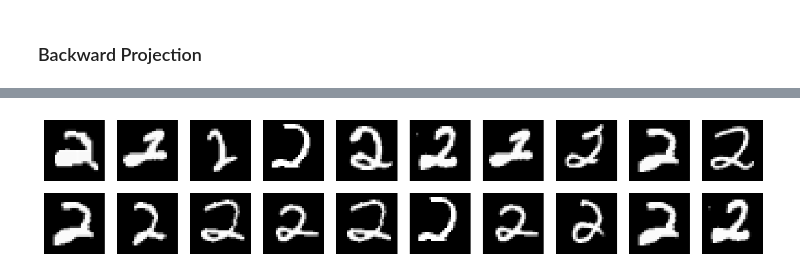
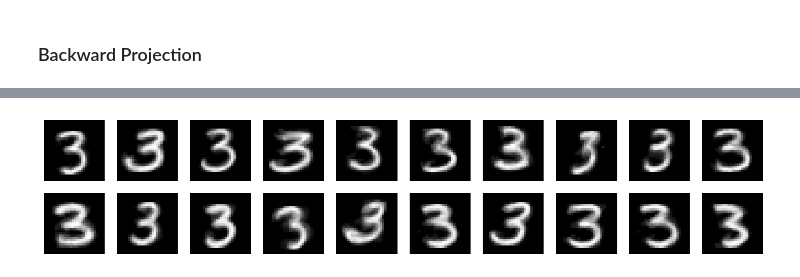
Before and after one commit to sleepymalc/IG-Augmentation, a Jupyter notebook: MNIST-generate.ipynb, the cells around one changed output, grey strips where cells are left out. Saved outputs shown, nothing was run; the diff lists cells and outputs as text; code cells hidden in the pictures.

```diff
--- a/MNIST-generate.ipynb
+++ b/MNIST-generate.ipynb
@@ -99,16 +135,17 @@ plt.show()
 ### Specific Digit
 # %%
 P = []
-train_size = 20
-class_label = 2  # 0-9
+train_size = 1000
+class_label = 3  # 0-9
 
 class_folder = os.path.join(save_dir, str(class_label))
 images = load_images_from_folder(class_folder, max_images=train_size)
 
 for k in range(1, len(images) + 1):
     img = images[k - 1]
-    img = img.resize(D_)
-    array_obj = np.asarray(img)
+    # img = img.resize(S)
+    img = img.resize((28, 28))
+    array_obj = np.asarray(img).reshape(S)
     P.append(array_obj)
 
 P = np.array(P)
@@ -116,7 +153,7 @@ P = np.array(P)
 plt.figure(figsize=(16, 3))
 for i in range(20):
     plt.subplot(2, 10, i+1)
-    plt.imshow(P[i], cmap='gray', vmin=0, vmax=255) # [0, 255]
+    plt.imshow(P[i].reshape((28, 28)), cmap='gray', vmin=0, vmax=255) # [0, 255]
     plt.axis('off')  # Hide axes
 
 plt.show()
@@ -132,7 +169,7 @@ Q = []
 theta = []
 X_recons = []
 
-B_LD = ld.default_B(D_, 1, cp.get_array_module(P[0]))
+B_LD = ld.default_B(S, 2, cp.get_array_module(P[0]))
 
 for i in range(train_size):
     history_kl, history_norm, scaleX_, Q_, theta_ = ld.LD(P[i], B=B_LD, verbose=False, n_iter=1000, lr=1e-1)
@@ -148,7 +185,7 @@ theta = np.array(theta)
 plt.figure(figsize=(16, 3))
 for i in range(20):
     plt.subplot(2, 10, i + 1)
-    plt.imshow(renormalize_image(X_recons[i]), cmap='gray', vmin=0, vmax=255) # [0, 255]
+    plt.imshow(renormalize_image(X_recons[i]).reshape((28, 28)), cmap='gray', vmin=0, vmax=255) # [0, 255]
     plt.axis('off')
 
 plt.show()
@@ -156,7 +193,7 @@ plt.show()
 plt.figure(figsize=(16, 3))
 for i in range(20):
     plt.subplot(2, 10, i + 1)
-    plt.imshow(theta[i], cmap='gray')
+    plt.imshow(theta[i].reshape((28, 28)), cmap='gray')
     plt.axis('off')
 
 plt.show()
@@ -228,7 +228,8 @@ plt.show()
 ### Construct Submanifold
 # %%
 # Construct the constrained coordinates
-B_BP = ld.block_B([14, 14], [15, 15])
+# B_BP = ld.block_B([14, 14], [15, 15])
+B_BP = ld.default_B(S, 1, cp.get_array_module(P[0]))
 
 # Compute every datapoint's eta_hat (served as the linear constraints)
 eta_hat = []
@@ -237,33 +238,24 @@ for i in range(P.shape[0]):
     eps = np.asarray(1.0e-5)
     xp = cp.get_array_module(P[i])
     P_ = (P[i] + eps) / scaleX[i]
-    eta_hat_ = ld.get_eta(P_, len(D_), xp)
+    eta_hat_ = ld.get_eta(P_, len(S), xp)
     eta_hat.append(eta_hat_)
 
 eta_hat = cp.asarray(eta_hat)
 # %% [markdown]
 ### Backward Projection
 # %%
-def find_closest_datapoint(input_point, training_data):
-    min_divergence = float('inf')
-    closest_index = -1
-    input_prob = ld.get_Q(input_point)
-    for i, data_point in enumerate(training_data):
-        data_prob = ld.get_Q(data_point)
-        kl_div = ld.kl(input_prob, data_prob)
-        if kl_div < min_divergence:
-            min_divergence = kl_div
-            closest_index = i
-    return closest_index
-
 sampled_P_BP = []
 sampled_theta_BP = []
 sampled_X_recons = []
 
 for i in range(num_new_samples):
-    k = find_closest_datapoint(sampled_theta[i], theta)
+    ks = ld.kNN(sampled_theta[i], theta, k=8)
 
-    history_kl, history_norm, P_, theta_ = ld.BP(sampled_theta[i], (P[k] + eps) / scaleX[k], eta_hat[k], scaleX[k], B=B_BP, verbose=False, n_iter=1000, lr=1e-1)
+    avg_scale = np.mean(scaleX[ks])
+    avg_eta_hat = np.mean(eta_hat[ks], axis=0)
+
+    history_kl, history_norm, P_, theta_ = ld.BP(sampled_theta[i], [(P[k] + eps) / scaleX[k] for k in ks], avg_eta_hat, avg_scale, B=B_BP, verbose=False, n_iter=1000, lr=1e-1)
     sampled_P_BP.append(P_)
     sampled_theta_BP.append(theta_)
 
@@ -277,7 +269,7 @@ sampled_X_recons = np.array(sampled_X_recons)
 plt.figure(figsize=(16, 3))
 for i in range(sampled_theta.shape[0]):
     plt.subplot(2, 10, i + 1)
-    plt.imshow(renormalize_image(sampled_X_recons[i]), cmap='gray', vmin=0, vmax=255) # [0, 255]
+    plt.imshow(renormalize_image(sampled_X_recons[i]).reshape((28, 28)), cmap='gray', vmin=0, vmax=255) # [0, 255]
     plt.axis('off')
 plt.show()
 # %% [output]
@@ -284 +295 @@ plt.show()
-[figure, old version]
+[figure, new version]
```
Also changed, not shown: parts of 10 cells of this notebook, 2 other files.
